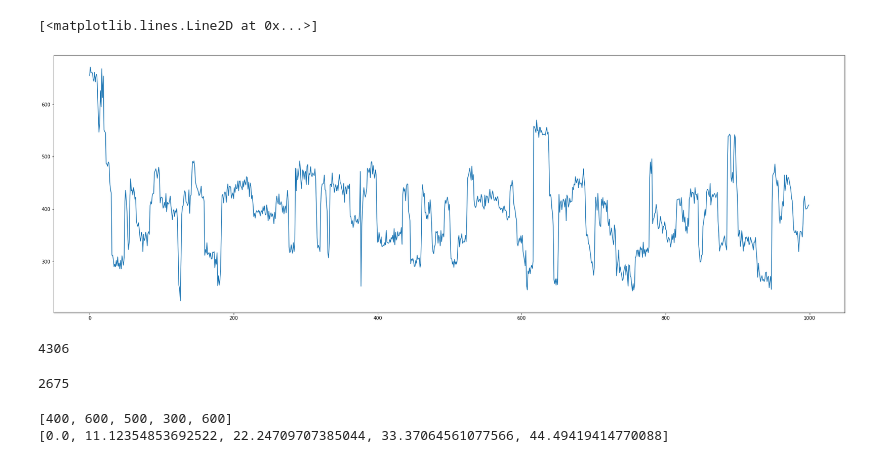
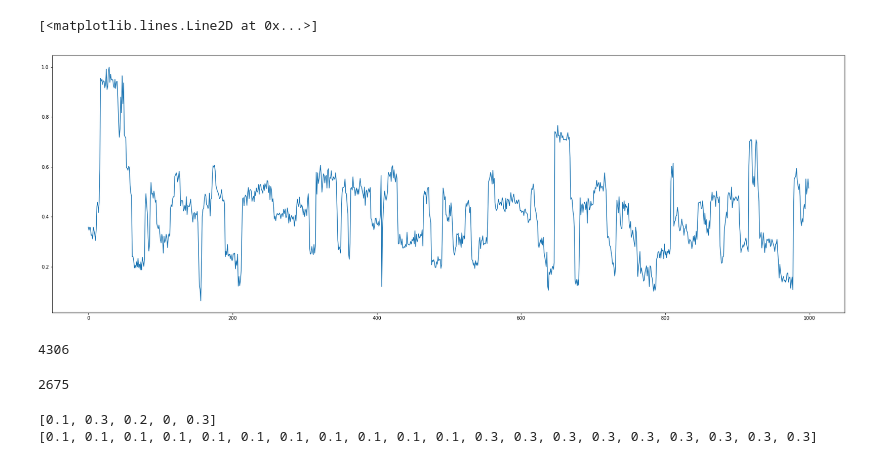
Before and after one commit to felixgravila/darkmatter, a Jupyter notebook: felix/02-TryToMatchLabels.ipynb, the cells around one changed output. Drawn from its saved outputs; the diff is of its cells as text; code cells hidden in the pictures.

Commit message:
:art: Improve functions that graph basecallings

```diff
--- a/felix/02-TryToMatchLabels.ipynb
+++ b/felix/02-TryToMatchLabels.ipynb
@@ -6,13 +6,14 @@ import F5Utils
 file = "../somedata/umi10000bins/batch0.fast5"
 n = next(F5Utils.getReads(file))
 read = [str(n[0]),n[1]] # unwrap tuple
-read[1] = read[1][580:]
+read[1] = read[1][550:]
 # %%
 plt.figure(figsize=(30,10))
+read[1] = (read[1] - min(read[1]))/max(read[1]) # normalising
 plt.plot(read[1][:1000])
 # %% [output]
 [<matplotlib.lines.Line2D at 0x...>]
-[figure, old version]
+[figure, new version]
 # %%
 DNAdata = read[0].split("\\n")[1]
 print(len(DNAdata))
@@ -22,16 +23,20 @@ len(DNAdata.split('AAAAAA')[0])
 2675
 # %%
 mapper = {
-    "T": 300,
-    "C": 400,
-    "A": 500,
-    "G": 600
+    "T": 0,
+    "C": 0.1,
+    "A": 0.2,
+    "G": 0.3
 }
+
 mD = list(map(lambda x: mapper[x], DNAdata))
 print(mD[:5])
 ratio = len(read[1])/len(mD)
-rr = list(map(lambda x: x*ratio,range(len(mD))))
-print(rr[:5])
+
+rr = []
+for i in range(len(mD)):
+    rr.extend([mD[i] for j in range(round(((i+1)*ratio)-len(rr)))])
+print(rr[:20])
 # %% [output]
-[400, 600, 500, 300, 600]
-[0.0, 11.12354853692522, 22.24709707385044, 33.37064561077566, 44.49419414770088]
+[0.1, 0.3, 0.2, 0, 0.3]
+[0.1, 0.1, 0.1, 0.1, 0.1, 0.1, 0.1, 0.1, 0.1, 0.1, 0.1, 0.3, 0.3, 0.3, 0.3, 0.3, 0.3, 0.3, 0.3, 0.3]
```
Also changed, not shown: parts of 3 cells of this notebook.
